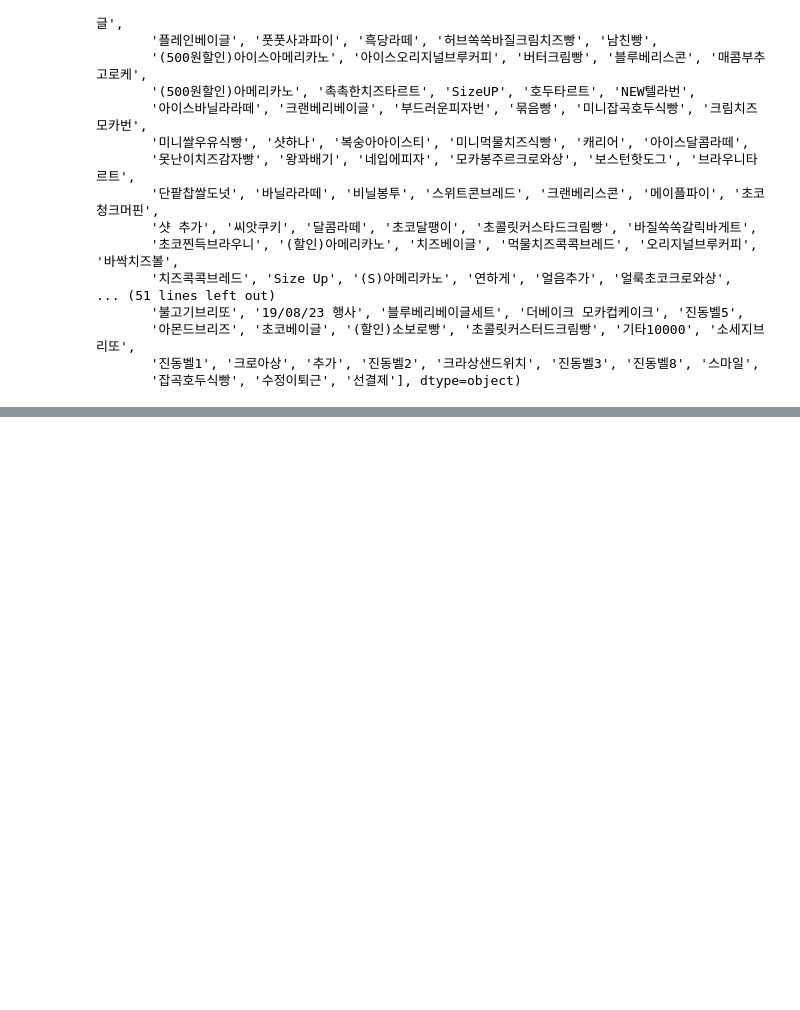
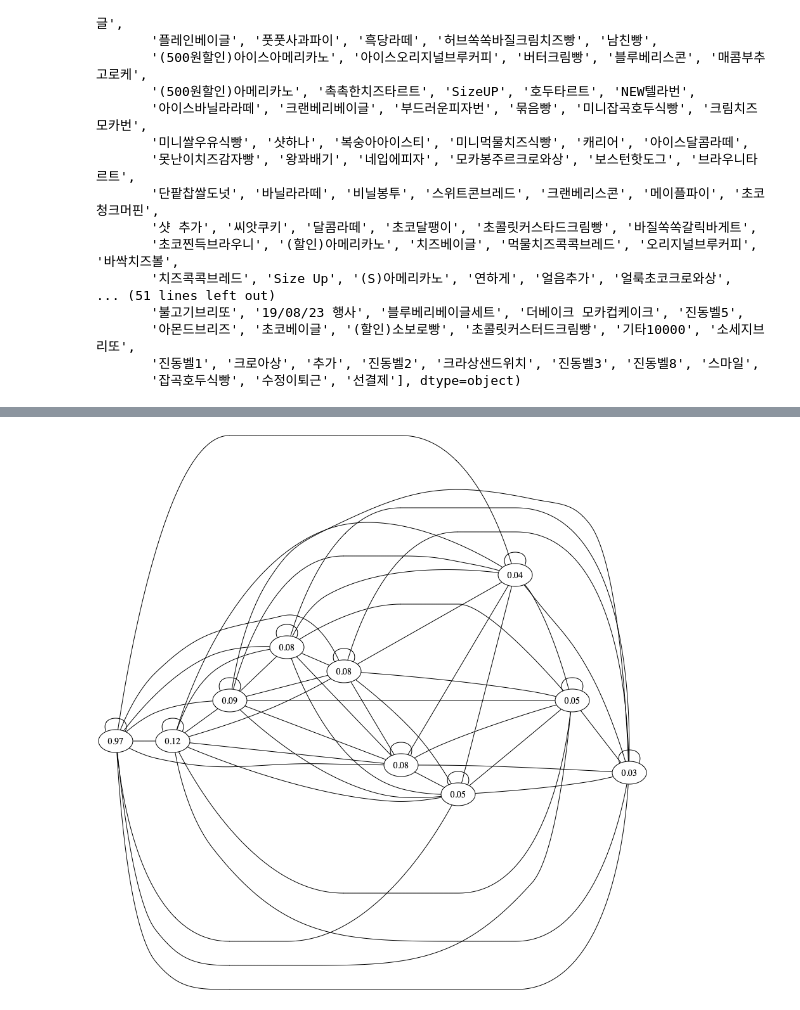
Before and after one commit to chul0717/capstone2, a Jupyter notebook: src/clustering.ipynb, the cells around one changed output, grey strips where cells are left out. Drawn from its saved outputs; the diff is of its cells as text; code cells hidden in the pictures; blank space fills up the shorter version.

```diff
--- a/src/clustering.ipynb
+++ b/src/clustering.ipynb
@@ -214,0 +316,6 @@ NetworkXError: Input is not a correct numpy matrix or array.
+# %%
+eigen_centralities = gt.format_dict_of_floats(nx.eigenvector_centrality(G1, weight="weight"))
+gt.label_nodes(G1, eigen_centralities)
+nxpd.draw(G1, show='ipynb')
+# %% [output]
+[figure, added]
```
Also changed, not shown: parts of 15 cells of this notebook.
